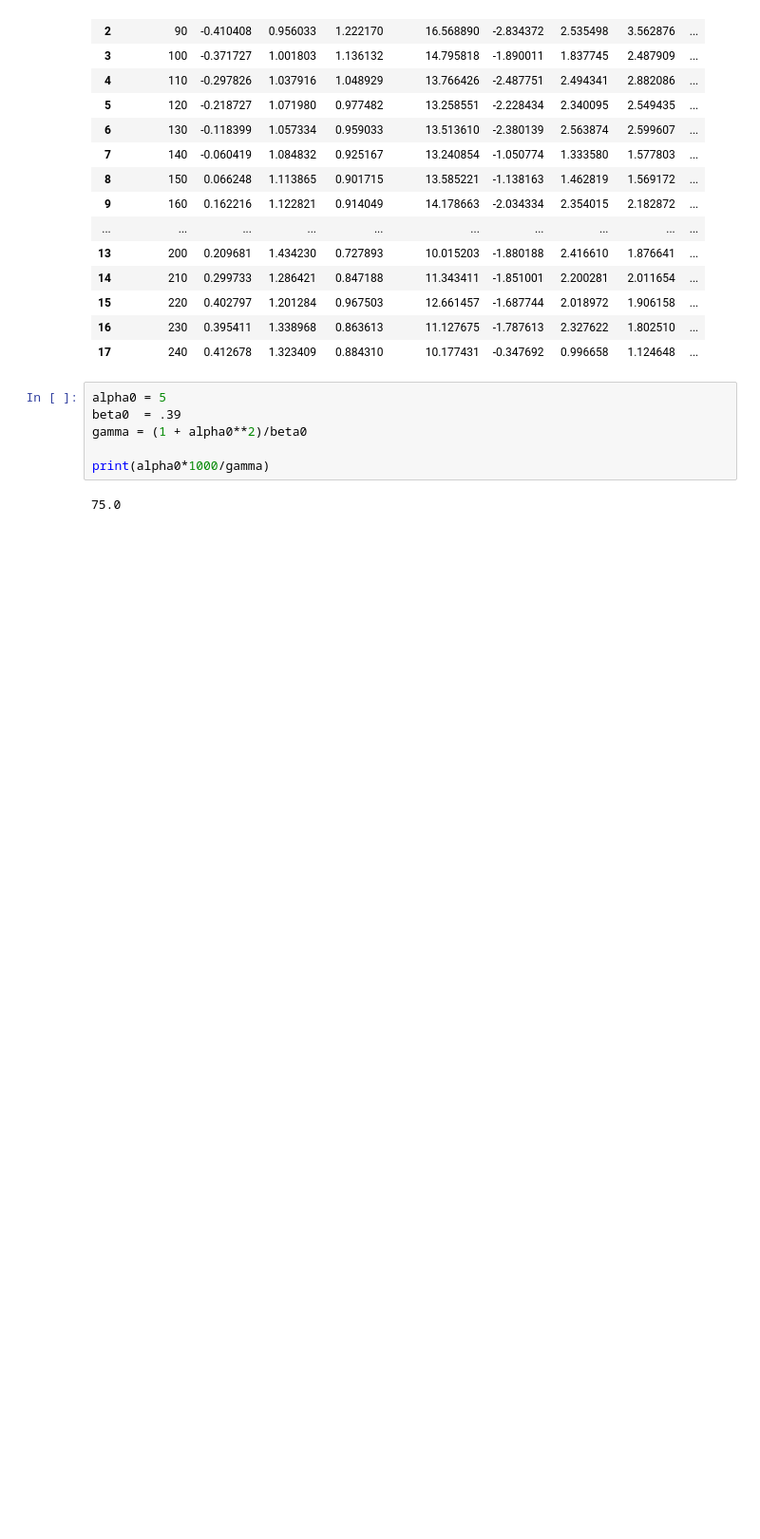
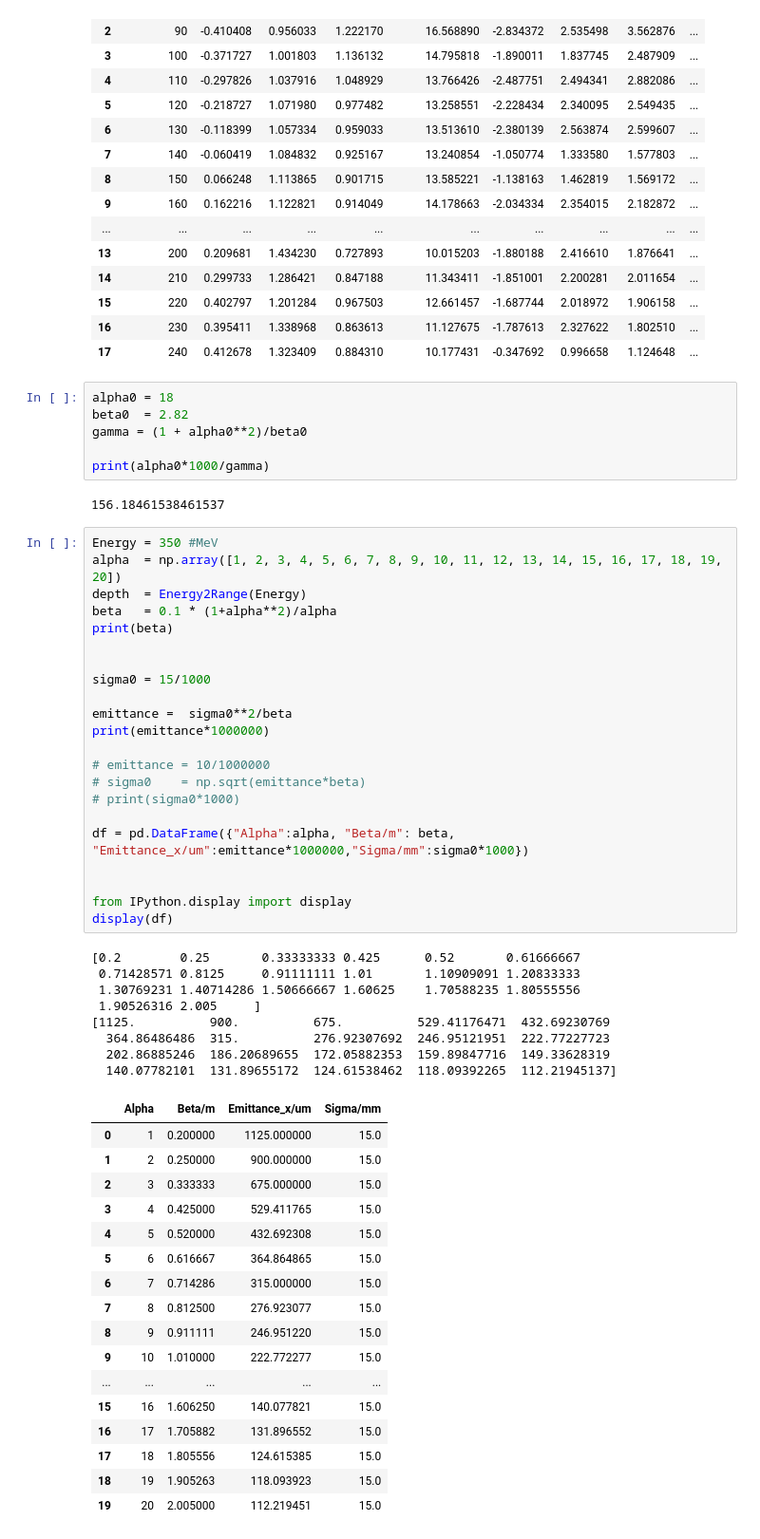
Before and after one commit to FardousR/Proton-Beam-Analysis, a Jupyter notebook: Python/BeamAnalysis.ipynb, the cells around one changed output. Shown at 95% size. Drawn from its saved outputs; the diff is of its cells as text; blank space fills up the shorter version.

Commit message:
Update data analysis(Python files)

```diff
--- a/Python/BeamAnalysis.ipynb
+++ b/Python/BeamAnalysis.ipynb
@@ -131,11 +133,59 @@ display(df)
 | 16 | 230 | 0.395411 | 1.338968 | 0.863613 | 11.127675 | -1.787613 | 2.327622 | 1.802510 | ... |
 | 17 | 240 | 0.412678 | 1.323409 | 0.884310 | 10.177431 | -0.347692 | 0.996658 | 1.124648 | ... |
 # %%
-alpha0 = 5
-beta0  = .39
+alpha0 = 18
+beta0  = 2.82
 gamma = (1 + alpha0**2)/beta0
 
 print(alpha0*1000/gamma)
 # %% [output]
-75.0
+156.18461538461537
+# %%
+Energy = 350 #MeV
+alpha  = np.array([1, 2, 3, 4, 5, 6, 7, 8, 9, 10, 11, 12, 13, 14, 15, 16, 17, 18, 19, 20])
+depth  = Energy2Range(Energy)
+beta   = 0.1 * (1+alpha**2)/alpha
+print(beta)
+
+
+sigma0 = 15/1000
+
+emittance =  sigma0**2/beta
+print(emittance*1000000)
+
+# emittance = 10/1000000
+# sigma0    = np.sqrt(emittance*beta)
+# print(sigma0*1000)
+
+df = pd.DataFrame({"Alpha":alpha, "Beta/m": beta, "Emittance_x/um":emittance*1000000,"Sigma/mm":sigma0*1000})
+
+
+from IPython.display import display
+display(df)
+# %% [output]
+[0.2        0.25       0.33333333 0.425      0.52       0.61666667
+ 0.71428571 0.8125     0.91111111 1.01       1.10909091 1.20833333
+ 1.30769231 1.40714286 1.50666667 1.60625    1.70588235 1.80555556
+ 1.90526316 2.005     ]
+[1125.          900.          675.          529.41176471  432.69230769
+  364.86486486  315.          276.92307692  246.95121951  222.77227723
+  202.86885246  186.20689655  172.05882353  159.89847716  149.33628319
+  140.07782101  131.89655172  124.61538462  118.09392265  112.21945137]
+|  | Alpha | Beta/m | Emittance_x/um | Sigma/mm |
+| 0 | 1 | 0.200000 | 1125.000000 | 15.0 |
+| 1 | 2 | 0.250000 | 900.000000 | 15.0 |
+| 2 | 3 | 0.333333 | 675.000000 | 15.0 |
+| 3 | 4 | 0.425000 | 529.411765 | 15.0 |
+| 4 | 5 | 0.520000 | 432.692308 | 15.0 |
+| 5 | 6 | 0.616667 | 364.864865 | 15.0 |
+| 6 | 7 | 0.714286 | 315.000000 | 15.0 |
+| 7 | 8 | 0.812500 | 276.923077 | 15.0 |
+| 8 | 9 | 0.911111 | 246.951220 | 15.0 |
+| 9 | 10 | 1.010000 | 222.772277 | 15.0 |
+| ... | ... | ... | ... | ... |
+| 15 | 16 | 1.606250 | 140.077821 | 15.0 |
+| 16 | 17 | 1.705882 | 131.896552 | 15.0 |
+| 17 | 18 | 1.805556 | 124.615385 | 15.0 |
+| 18 | 19 | 1.905263 | 118.093923 | 15.0 |
+| 19 | 20 | 2.005000 | 112.219451 | 15.0 |
 # %%
```
Also changed, not shown: parts of 5 cells of this notebook, 2 other files.
